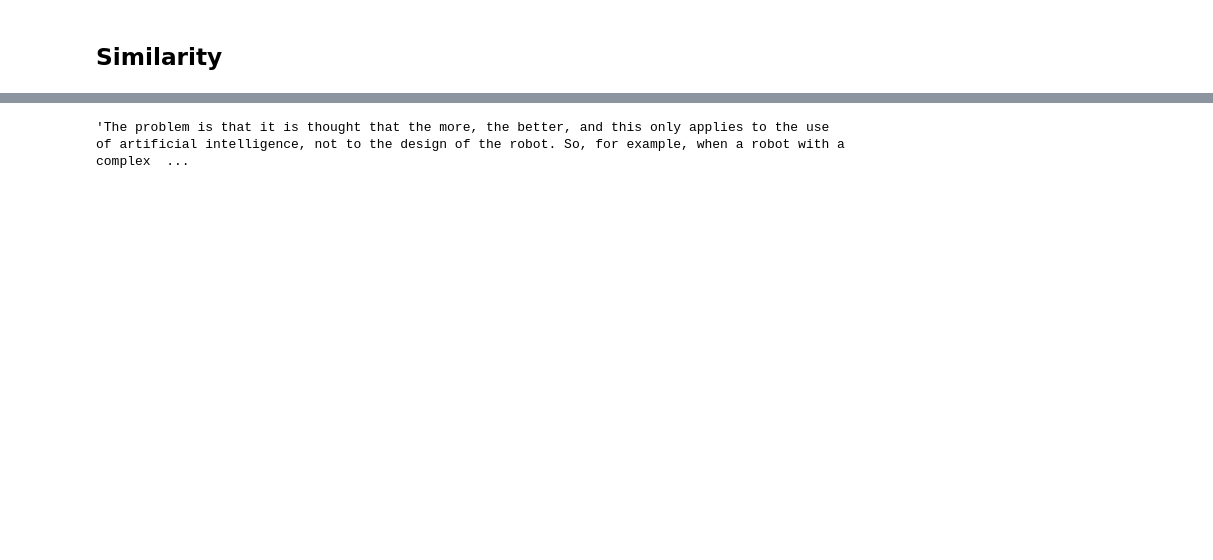
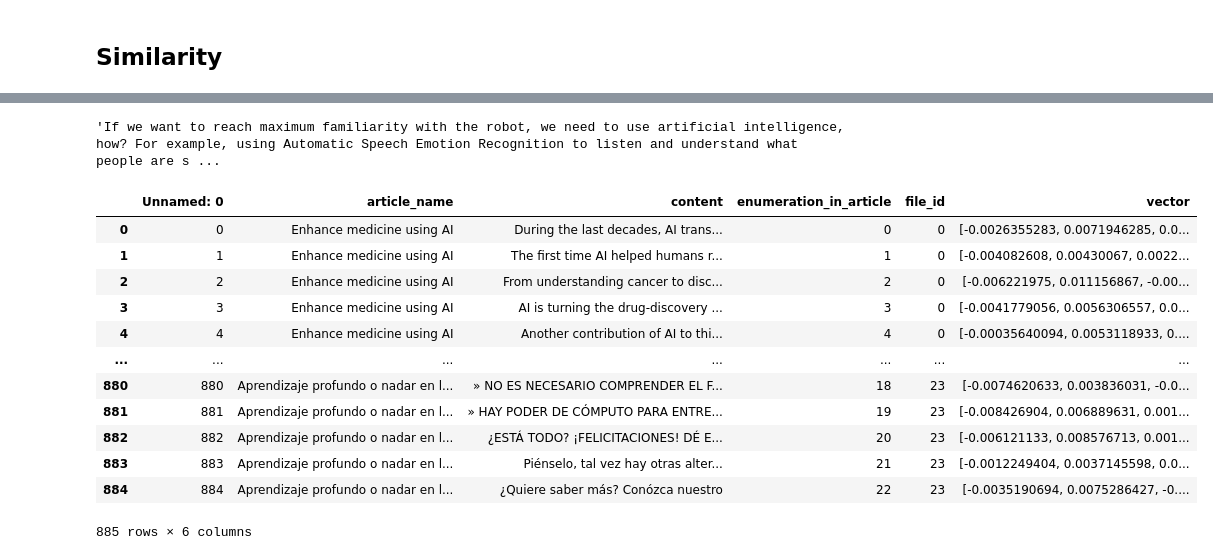
Before and after one commit to williamasesoftware/Research_bias, a Jupyter notebook: Search Engine/searchEngineExp.ipynb, the cells around one changed output, grey strips where cells are left out. Saved outputs shown, nothing was run; the diff lists cells and outputs as text; code cells hidden in the pictures; blank space fills up the shorter version.

Commit message:
Agregar testing para front

```diff
--- a/Search Engine/searchEngineExp.ipynb
+++ b/Search Engine/searchEngineExp.ipynb
@@ -416,4 +443,20 @@ var[0][1]
 # %%
-df["content"][var[0][1]]
+df["content"][var[1][1]]
 # %% [output]
-'The problem is that it is thought that the more, the better, and this only applies to the use of artificial intelligence, not to the design of the robot. So, for example, when a robot with a complex  ...
+'If we want to reach maximum familiarity with the robot, we need to use artificial intelligence, how? For example, using Automatic Speech Emotion Recognition to listen and understand what people are s ...
+# %%
+df_lemma
+# %% [output]
+|  | Unnamed: 0 | article_name | content | enumeration_in_article | file_id | vector |
+| 0 | 0 | Enhance medicine using AI | During the last decades, AI trans... | 0 | 0 | [-0.0026355283, 0.0071946285, 0.0... |
+| 1 | 1 | Enhance medicine using AI | The first time AI helped humans r... | 1 | 0 | [-0.004082608, 0.00430067, 0.0022... |
+| 2 | 2 | Enhance medicine using AI | From understanding cancer to disc... | 2 | 0 | [-0.006221975, 0.011156867, -0.00... |
+| 3 | 3 | Enhance medicine using AI | AI is turning the drug-discovery ... | 3 | 0 | [-0.0041779056, 0.0056306557, 0.0... |
+| 4 | 4 | Enhance medicine using AI | Another contribution of AI to thi... | 4 | 0 | [-0.00035640094, 0.0053118933, 0.... |
+| ... | ... | ... | ... | ... | ... | ... |
+| 880 | 880 | Aprendizaje profundo o nadar en l... | » NO ES NECESARIO COMPRENDER EL F... | 18 | 23 | [-0.0074620633, 0.003836031, -0.0... |
+| 881 | 881 | Aprendizaje profundo o nadar en l... | » HAY PODER DE CÓMPUTO PARA ENTRE... | 19 | 23 | [-0.008426904, 0.006889631, 0.001... |
+| 882 | 882 | Aprendizaje profundo o nadar en l... | ¿ESTÁ TODO? ¡FELICITACIONES! DÉ E... | 20 | 23 | [-0.006121133, 0.008576713, 0.001... |
+| 883 | 883 | Aprendizaje profundo o nadar en l... | Piénselo, tal vez hay otras alter... | 21 | 23 | [-0.0012249404, 0.0037145598, 0.0... |
+| 884 | 884 | Aprendizaje profundo o nadar en l... | ¿Quiere saber más? Conózca nuestro | 22 | 23 | [-0.0035190694, 0.0075286427, -0.... |
+885 rows × 6 columns
```
Also changed, not shown: parts of 6 cells of this notebook, 2 other files.
